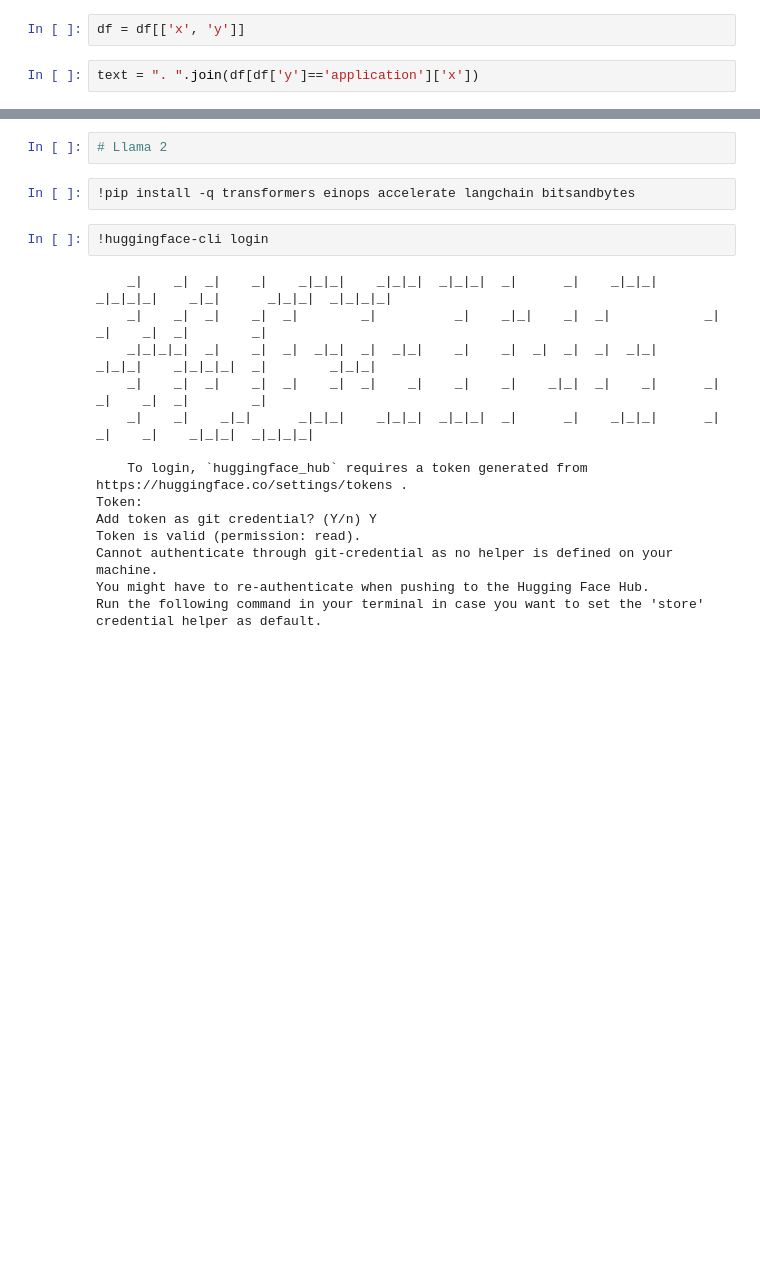
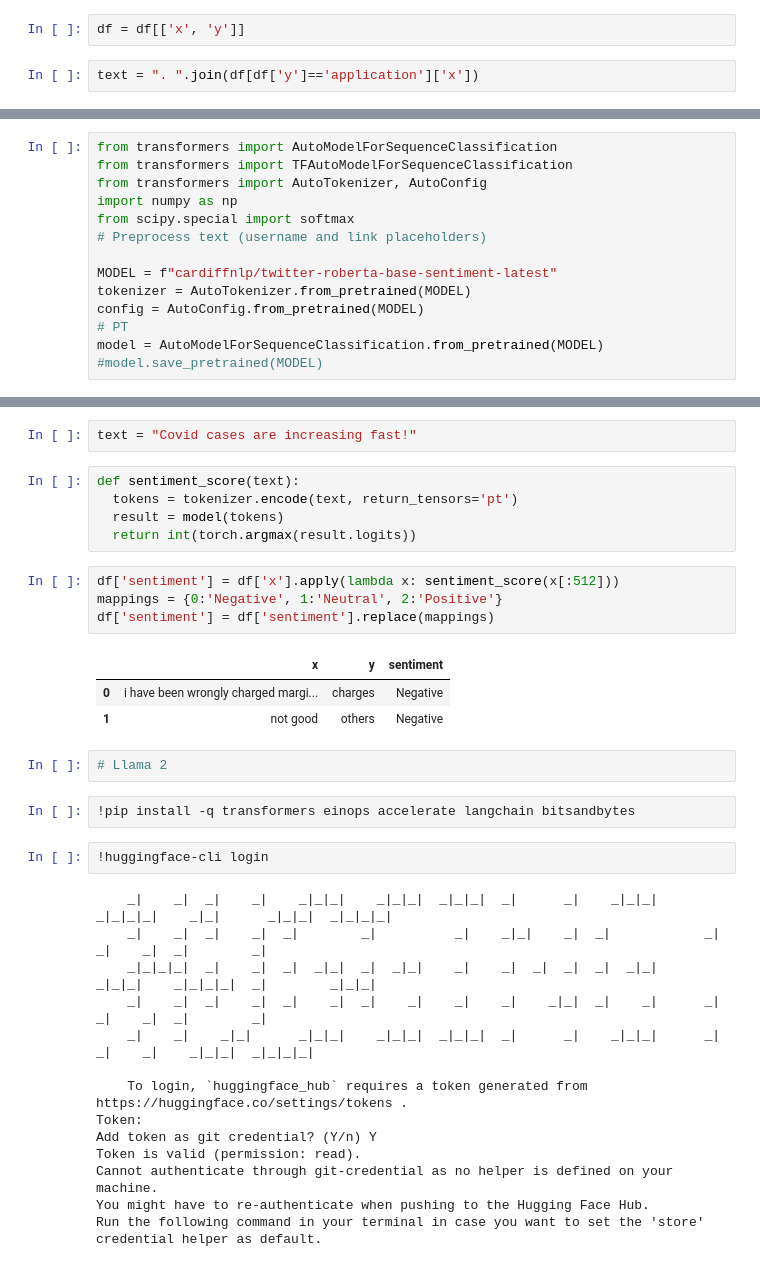
Before and after one commit to Brijeshtanwar/Topic-Modeling, a Jupyter notebook: text_summ_llama.ipynb, the cells around one changed output, grey strips where cells are left out. Saved outputs shown, nothing was run; the diff lists cells and outputs as text; blank space fills up the shorter version.

```diff
--- a/text_summ_llama.ipynb
+++ b/text_summ_llama.ipynb
@@ -101,0 +131,14 @@ text = ". ".join(df[df['y']=='application']['x'])
+# %%
+from transformers import AutoModelForSequenceClassification
+from transformers import TFAutoModelForSequenceClassification
+from transformers import AutoTokenizer, AutoConfig
+import numpy as np
+from scipy.special import softmax
+# Preprocess text (username and link placeholders)
+
+MODEL = f"cardiffnlp/twitter-roberta-base-sentiment-latest"
+tokenizer = AutoTokenizer.from_pretrained(MODEL)
+config = AutoConfig.from_pretrained(MODEL)
+# PT
+model = AutoModelForSequenceClassification.from_pretrained(MODEL)
+#model.save_pretrained(MODEL)
@@ -102,3 +152,18 @@ text = ". ".join(df[df['y']=='application']['x'])
+# %%
+text = "Covid cases are increasing fast!"
+# %%
+def sentiment_score(text):
+  tokens = tokenizer.encode(text, return_tensors='pt')
+  result = model(tokens)
+  return int(torch.argmax(result.logits))
+# %%
+df['sentiment'] = df['x'].apply(lambda x: sentiment_score(x[:512]))
+mappings = {0:'Negative', 1:'Neutral', 2:'Positive'}
+df['sentiment'] = df['sentiment'].replace(mappings)
+# %% [output]
+|  | x | y | sentiment |
+| 0 | i have been wrongly charged margi... | charges | Negative |
+| 1 | not good | others | Negative |
 # %%
 # Llama 2
 # %%
```
Also changed, not shown: parts of 11 cells of this notebook.
